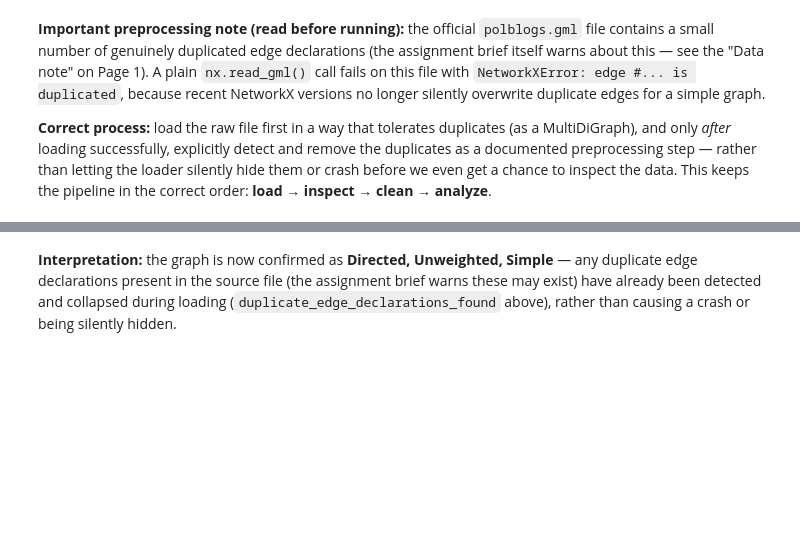
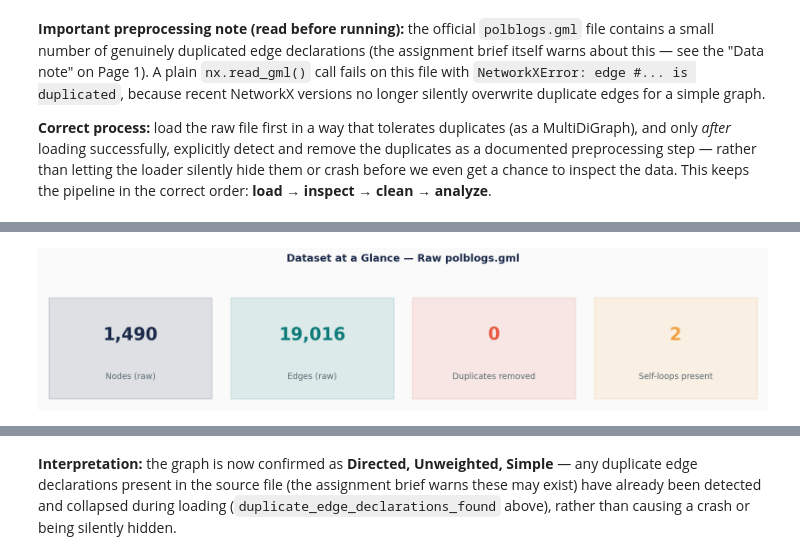
Before and after one commit to MAhmadThaheem/sntp_assignment1_polblogs, a Jupyter notebook: SNTP_Assignment01_Master.ipynb, the cells around one changed output, grey strips where cells are left out. Saved outputs shown, nothing was run; the diff lists cells and outputs as text; code cells hidden in the pictures; blank space fills up the shorter version.

```diff
--- a/SNTP_Assignment01_Master.ipynb
+++ b/SNTP_Assignment01_Master.ipynb
@@ -206,3 +206,31 @@ Edges (after removing duplicates): 19025
+# %%
+# ---- A.1c visual: dataset-at-a-glance KPI cards ----
+kpis = [
+    ("Nodes (raw)", f"{G_raw.number_of_nodes():,}", PALETTE["navy"]),
+    ("Edges (raw)", f"{G_raw.number_of_edges():,}", PALETTE["teal"]),
+    ("Duplicates removed", f"{duplicate_edges_found:,}", PALETTE["coral"]),
+    ("Self-loops present", f"{len(list(nx.selfloop_edges(G_raw))):,}", PALETTE["gold"]),
+]
+
+fig, axes = plt.subplots(1, 4, figsize=(13, 2.6))
+for ax, (label, value, color) in zip(axes, kpis):
+    ax.set_xlim(0, 1); ax.set_ylim(0, 1)
+    ax.add_patch(plt.Rectangle((0.03, 0.05), 0.94, 0.9, facecolor=color,
+                                alpha=0.12, edgecolor=color, linewidth=1.8,
+                                transform=ax.transAxes))
+    ax.text(0.5, 0.62, value, ha="center", va="center", fontsize=22,
+            fontweight="bold", color=color, transform=ax.transAxes)
+    ax.text(0.5, 0.25, label, ha="center", va="center", fontsize=10.5,
+            color=PALETTE["slate"], transform=ax.transAxes)
+    ax.axis("off")
+
+fig.suptitle("Dataset at a Glance — Raw polblogs.gml", fontsize=13,
+             fontweight="bold", color=PALETTE["navy"], y=1.08)
+plt.tight_layout()
+plt.savefig("outputs/figures/dataset_kpi_cards.png", dpi=160, bbox_inches="tight")
+plt.show()
+# %% [output]
+[figure, added]
 # %%
 # ---- A.2: Identify representation (directed/weighted/simple?) ----
 with open(DATA_PATH, "r", encoding="utf-8", errors="ignore") as f:
```
Also changed, not shown: parts of 18 cells of this notebook.
